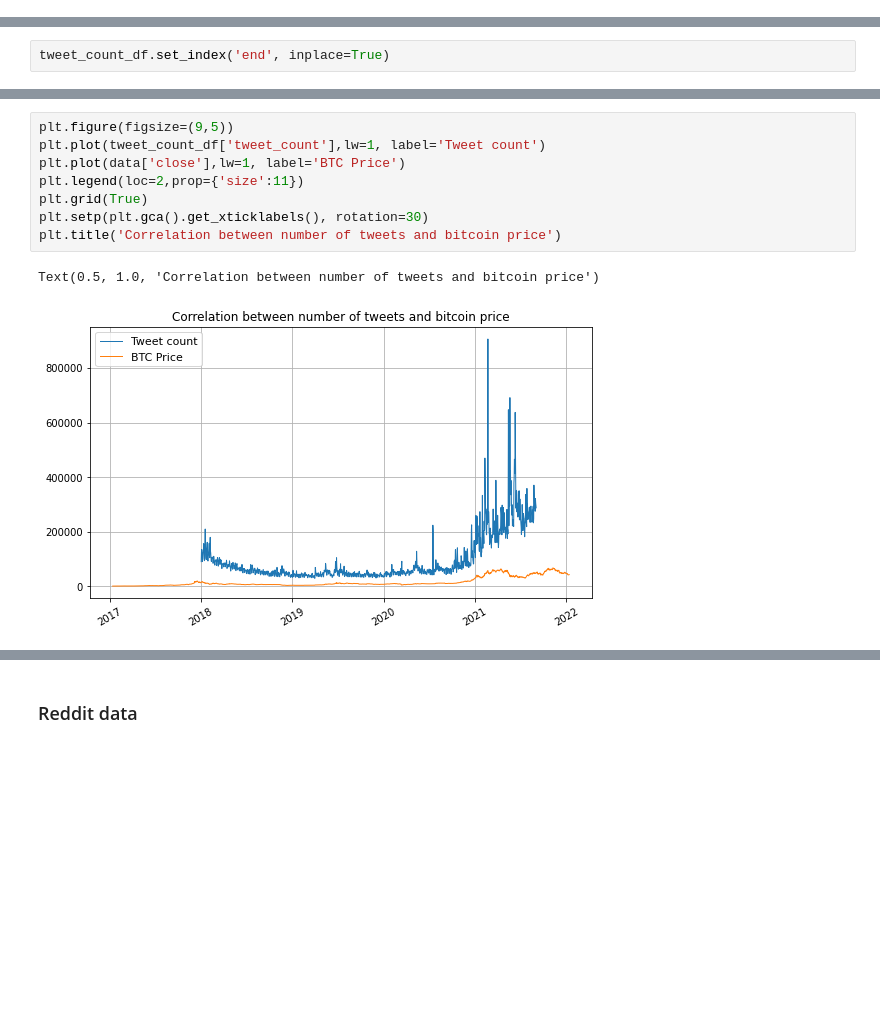
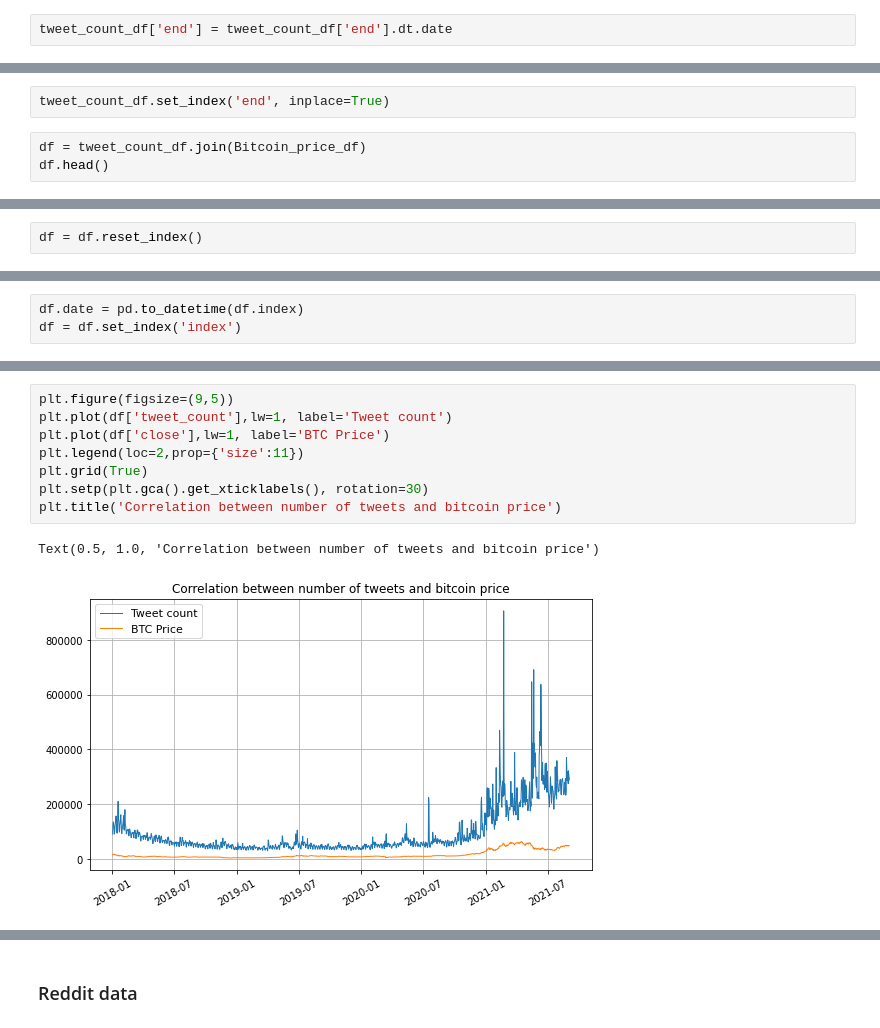
Before and after one commit to omarbelhaj99/cryptocurrency_trading, a Jupyter notebook: notebooks/Project_overview.ipynb, the cells around one changed output, grey strips where cells are left out. Saved outputs shown, nothing was run; the diff lists cells and outputs as text; blank space fills up the shorter version.

Commit message:
Visualise correlation between price change and number of tweets reddit posts

```diff
--- a/notebooks/Project_overview.ipynb
+++ b/notebooks/Project_overview.ipynb
@@ -101,6 +107,8 @@ Index(['Unnamed: 0', 'end', 'start', 'tweet_count'], dtype='object')
 tweet_count_df =  tweet_count_df.drop(['start','Unnamed: 0'], axis =1)
 # %%
 tweet_count_df['end'] = pd.to_datetime(tweet_count_df['end'])
+# %%
+tweet_count_df['end'] = tweet_count_df['end'].dt.date
 # %%
 tweet_count_df
 # %% [output]
@@ -119,3 +127,6 @@ tweet_count_df
 1296 rows × 2 columns
 # %%
 tweet_count_df.set_index('end', inplace=True)
+# %%
+df = tweet_count_df.join(Bitcoin_price_df)
+df.head()
@@ -121,0 +140,2 @@ tweet_count_df.set_index('end', inplace=True)
+# %%
+df = df.reset_index()
@@ -121,0 +151,3 @@ tweet_count_df.set_index('end', inplace=True)
+# %%
+df.date = pd.to_datetime(df.index)
+df = df.set_index('index')
@@ -122,11 +164,11 @@ tweet_count_df.set_index('end', inplace=True)
 # %%
 plt.figure(figsize=(9,5))
-plt.plot(tweet_count_df['tweet_count'],lw=1, label='Tweet count')
-plt.plot(data['close'],lw=1, label='BTC Price')
+plt.plot(df['tweet_count'],lw=1, label='Tweet count')
+plt.plot(df['close'],lw=1, label='BTC Price')
 plt.legend(loc=2,prop={'size':11})
 plt.grid(True)
 plt.setp(plt.gca().get_xticklabels(), rotation=30)
 plt.title('Correlation between number of tweets and bitcoin price')
 # %% [output]
 Text(0.5, 1.0, 'Correlation between number of tweets and bitcoin price')
-[figure, old version]
+[figure, new version]
```
Also changed, not shown: parts of 29 cells of this notebook.
